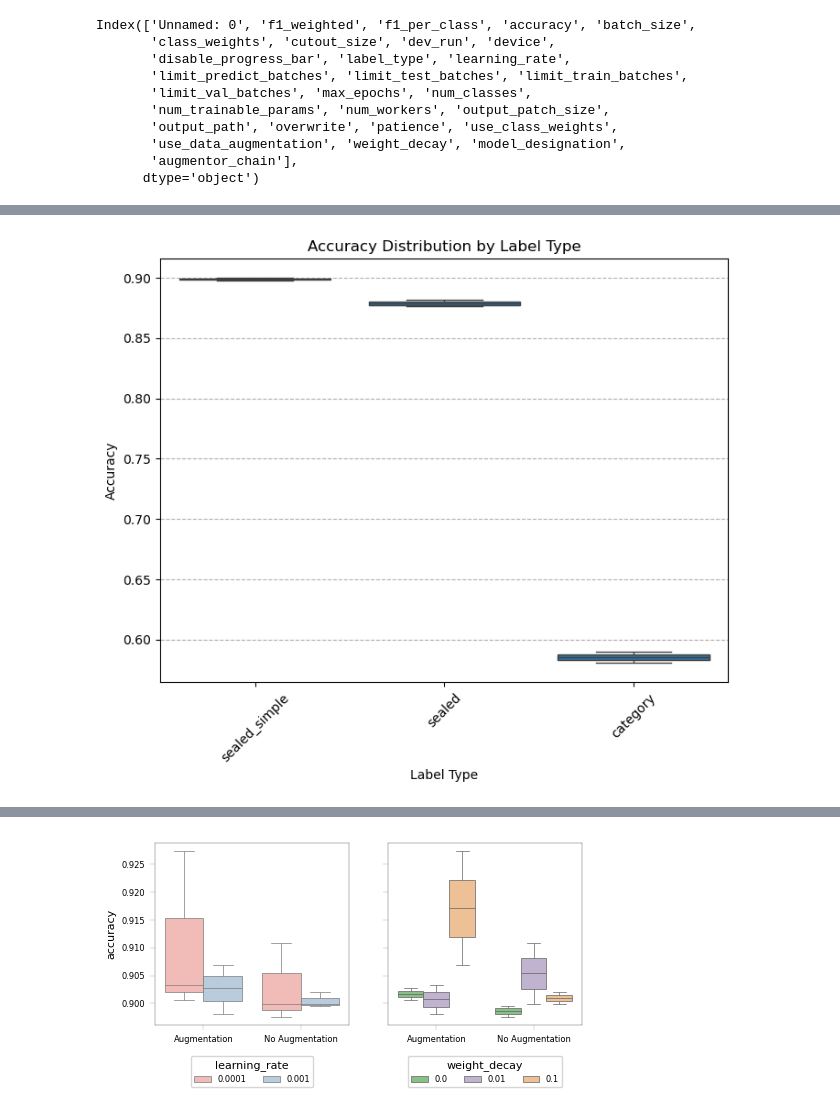
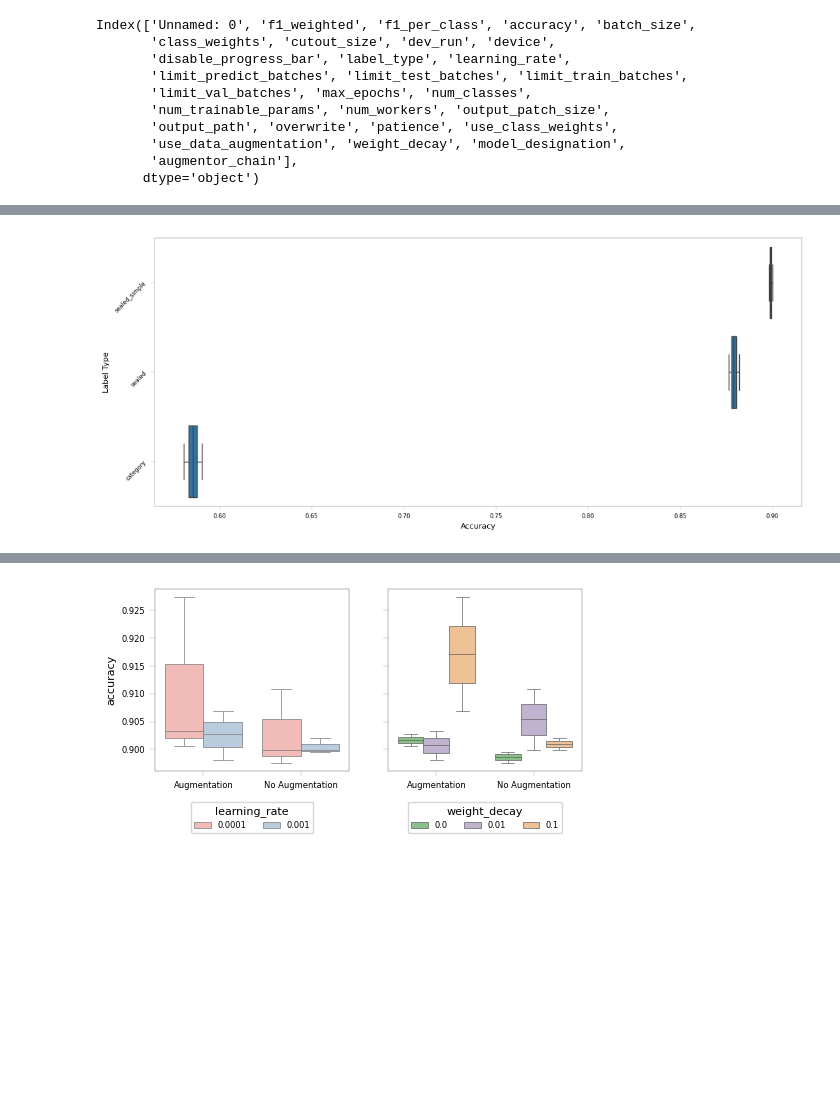
Before and after one commit to juliankraft/TermPaper2_RasterClassification, a Jupyter notebook: code/analysis/visualizations.ipynb, the cells around one changed output, grey strips where cells are left out. Drawn from its saved outputs; the diff is of its cells as text; code cells hidden in the pictures; blank space fills up the shorter version.

Commit message:
texting and plotting

```diff
--- a/code/analysis/visualizations.ipynb
+++ b/code/analysis/visualizations.ipynb
@@ -792,16 +917,14 @@ data_label_type
 | 15 | category_augment_lr0.001_wd0.01 | 0.572245 | [0. 0.55706108 0.01597173 0.50591... | 0.590200 | 0.001 | 0.01 | category | ... |
 | 8 | category_noaugment_lr0.001_wd0.01 | 0.566539 | [0. 0.54024131 0.21989592 0.49030... | 0.580572 | 0.001 | 0.01 | category | ... |
 # %%
-plt.figure(figsize=(8, 6))
-sns.boxplot(data=data_label_type, x='label_type', y='accuracy')
-plt.title('Accuracy Distribution by Label Type')
-plt.ylabel('Accuracy')
-plt.xlabel('Label Type')
-plt.xticks(rotation=45)
-plt.grid(axis='y', linestyle='--')
+plt.figure(figsize=(12, 5))
+sns.boxplot(data=data_label_type, x='accuracy', y='label_type', orient='h')
+plt.xlabel('Accuracy')
+plt.ylabel('Label Type')
+plt.yticks(rotation=45)
 plt.show()
 # %% [output]
-[figure, old version]
+[figure, new version]
 # %%
 data_hp
 # %% [output]
```
Also changed, not shown: parts of 6 cells of this notebook, 9 other files.
